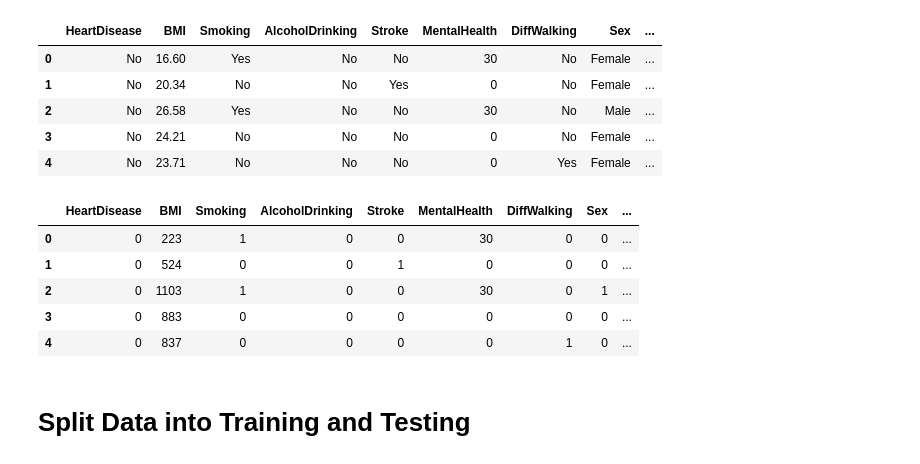
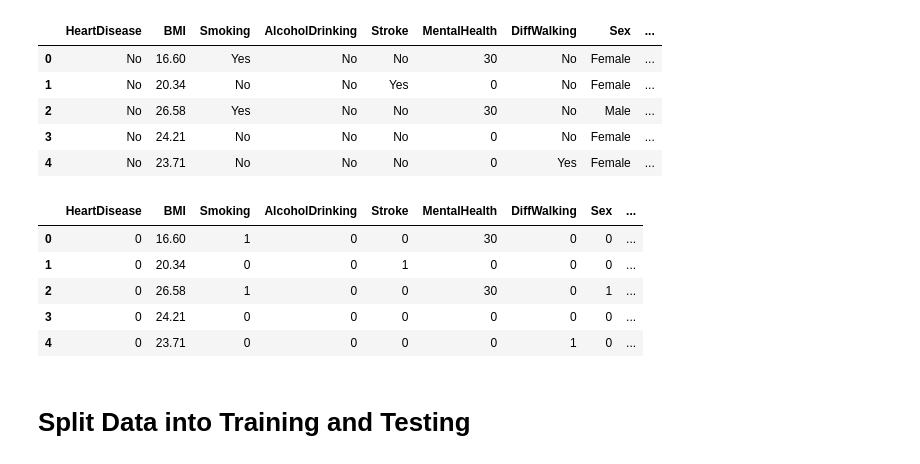
Before and after one commit to saramcel/Group5_Final_Project, a Jupyter notebook: Team_5_Sup_ML.ipynb, the cells around one changed output. Saved outputs shown, nothing was run; the diff lists cells and outputs as text; code cells hidden in the pictures.

```diff
--- a/Team_5_Sup_ML.ipynb
+++ b/Team_5_Sup_ML.ipynb
@@ -98,30 +98,31 @@ df.head()
 | 3 | No | 24.21 | No | No | No | 0 | No | Female | ... |
 | 4 | No | 23.71 | No | No | No | 0 | Yes | Female | ... |
 # %%
+# Apply LabelEncoder module to all columns containing string values
 from sklearn.preprocessing import LabelEncoder
 le = LabelEncoder()
-cols = [
+string_columns = [
     "HeartDisease",
     "Smoking",
     "AlcoholDrinking",
     "Stroke",
     "DiffWalking",
     "Sex",
     "AgeCategory",
     "Race",
     "Diabetic",
     "PhysicalActivity",
     "SleepTime",
     "Asthma",
     "KidneyDisease",
     "SkinCancer"    ]
 df2 = df.copy()
-df2 = df2.apply(le.fit_transform)
+df2[string_columns] = df2[string_columns].apply(le.fit_transform)
 df2.head()
 # %% [output]
 |  | HeartDisease | BMI | Smoking | AlcoholDrinking | Stroke | MentalHealth | DiffWalking | Sex | ... |
-| 0 | 0 | 223 | 1 | 0 | 0 | 30 | 0 | 0 | ... |
-| 1 | 0 | 524 | 0 | 0 | 1 | 0 | 0 | 0 | ... |
-| 2 | 0 | 1103 | 1 | 0 | 0 | 30 | 0 | 1 | ... |
-| 3 | 0 | 883 | 0 | 0 | 0 | 0 | 0 | 0 | ... |
-| 4 | 0 | 837 | 0 | 0 | 0 | 0 | 1 | 0 | ... |
+| 0 | 0 | 16.60 | 1 | 0 | 0 | 30 | 0 | 0 | ... |
+| 1 | 0 | 20.34 | 0 | 0 | 1 | 0 | 0 | 0 | ... |
+| 2 | 0 | 26.58 | 1 | 0 | 0 | 30 | 0 | 1 | ... |
+| 3 | 0 | 24.21 | 0 | 0 | 0 | 0 | 0 | 0 | ... |
+| 4 | 0 | 23.71 | 0 | 0 | 0 | 0 | 1 | 0 | ... |
```
Also changed, not shown: parts of 5 cells of this notebook.
